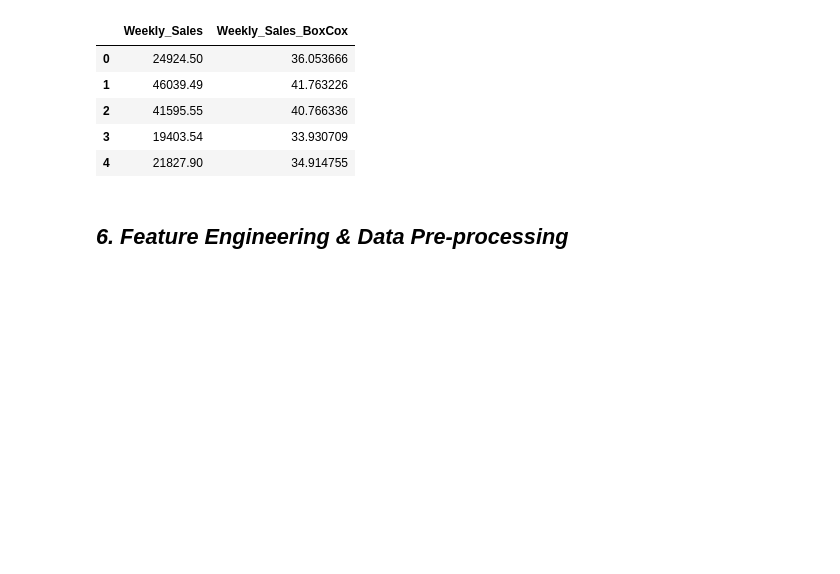
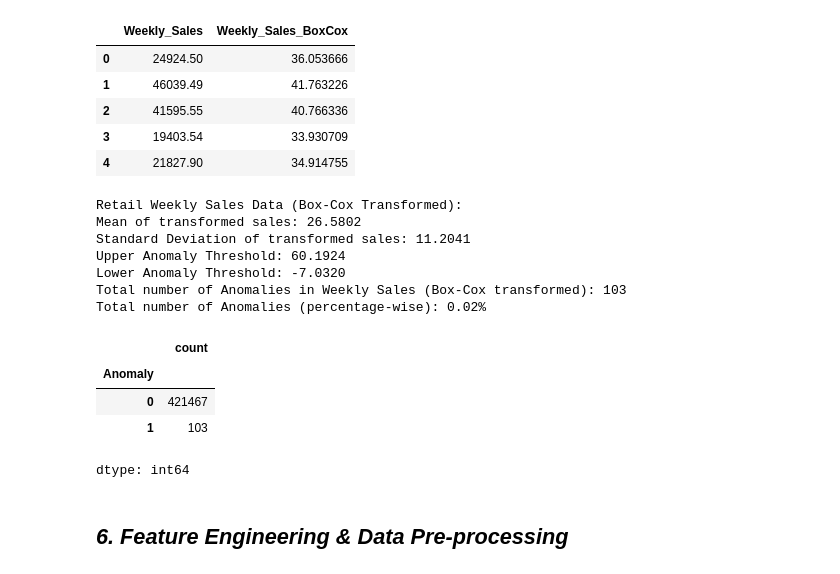
Before and after one commit to amol004/Integrated-Retail-Analytics-for-Store-Optimization-Advanced-Machine-Learning, a Jupyter notebook: Integrated_Retail_Analytics_for_Store_Optimization.ipynb, the cells around one changed output. Drawn from its saved outputs; the diff is of its cells as text; code cells hidden in the pictures; blank space fills up the shorter version.

```diff
--- a/Integrated_Retail_Analytics_for_Store_Optimization.ipynb
+++ b/Integrated_Retail_Analytics_for_Store_Optimization.ipynb
@@ -1117,6 +1117,70 @@ Optimal lambda for Weekly_Sales Box-Cox transformation: 0.2138
 | 2 | 41595.55 | 40.766336 |
 | 3 | 19403.54 | 33.930709 |
 | 4 | 21827.90 | 34.914755 |
+# %%
+# Import necessary library for numerical operations
+import numpy as np
+
+# We will use the 'Weekly_Sales_BoxCox' column, which has already been transformed
+# using the Box-Cox method to achieve a more normal distribution.
+# This makes statistical anomaly detection more reliable.
+boxcox_sales_data = retail_data['Weekly_Sales_BoxCox']
+
+# Calculate the mean of the Box-Cox transformed sales data
+mean_transformed_sales = np.mean(boxcox_sales_data)
+# Calculate the standard deviation of the Box-Cox transformed sales data
+std_dev_transformed_sales = np.std(boxcox_sales_data)
+
+# Define an anomaly threshold using the empirical rule (e.g., 3 standard deviations)
+# Data points exceeding this threshold will be flagged as potential anomalies.
+# For a normal distribution, values beyond 3 standard deviations are rare (<0.3% of data).
+threshold_upper = mean_transformed_sales + 3 * std_dev_transformed_sales
+threshold_lower = mean_transformed_sales - 3 * std_dev_transformed_sales
+
+# Identify anomalies based on the calculated thresholds
+# Anomalies are points that fall outside the (mean - 3*std_dev, mean + 3*std_dev) range
+# We filter for positive anomalies (unusually high sales) as negative Box-Cox values can be normal for low original sales.
+# However, it's generally good practice to consider both ends, but for sales, extremely low might not be 'anomalous' in the same sense as extremely high.
+# For simplicity and given sales context, we primarily look for unusually high values.
+anomalies_high = boxcox_sales_data[boxcox_sales_data > threshold_upper]
+anomalies_low = boxcox_sales_data[boxcox_sales_data < threshold_lower]
+
+# Create a new 'Anomaly' column in the retail_data DataFrame
+# Assign 1 if the transformed sales value is an anomaly (either very high or very low),
+# otherwise assign 0. This flags each row.
+retail_data['Anomaly'] = [
+    1 if (x > threshold_upper or x < threshold_lower) else 0
+    for x in boxcox_sales_data
+]
+
+# Print out key statistics for the transformed data and anomaly count
+print("Retail Weekly Sales Data (Box-Cox Transformed):")
+print(f"Mean of transformed sales: {mean_transformed_sales:.4f}")
+print(f"Standard Deviation of transformed sales: {std_dev_transformed_sales:.4f}")
+print(f"Upper Anomaly Threshold: {threshold_upper:.4f}")
+print(f"Lower Anomaly Threshold: {threshold_lower:.4f}")
+
+# Report the total number of anomalies found
+# Using len(retail_data) for the total count to calculate percentage
+total_anomalies = retail_data['Anomaly'].sum()
+print(f"Total number of Anomalies in Weekly Sales (Box-Cox transformed): {total_anomalies}")
+print(f"Total number of Anomalies (percentage-wise): {round((total_anomalies / len(retail_data)) * 100, 2)}%")
+
+# Display the count of anomalous vs. non-anomalous records
+retail_data['Anomaly'].value_counts()
+# %% [output]
+Retail Weekly Sales Data (Box-Cox Transformed):
+Mean of transformed sales: 26.5802
+Standard Deviation of transformed sales: 11.2041
+Upper Anomaly Threshold: 60.1924
+Lower Anomaly Threshold: -7.0320
+Total number of Anomalies in Weekly Sales (Box-Cox transformed): 103
+Total number of Anomalies (percentage-wise): 0.02%
+|  | count |
+| Anomaly |  |
+| 0 | 421467 |
+| 1 | 103 |
+dtype: int64
 # %% [markdown]
 ## ***6. Feature Engineering & Data Pre-processing***
 # %% [markdown]
```
